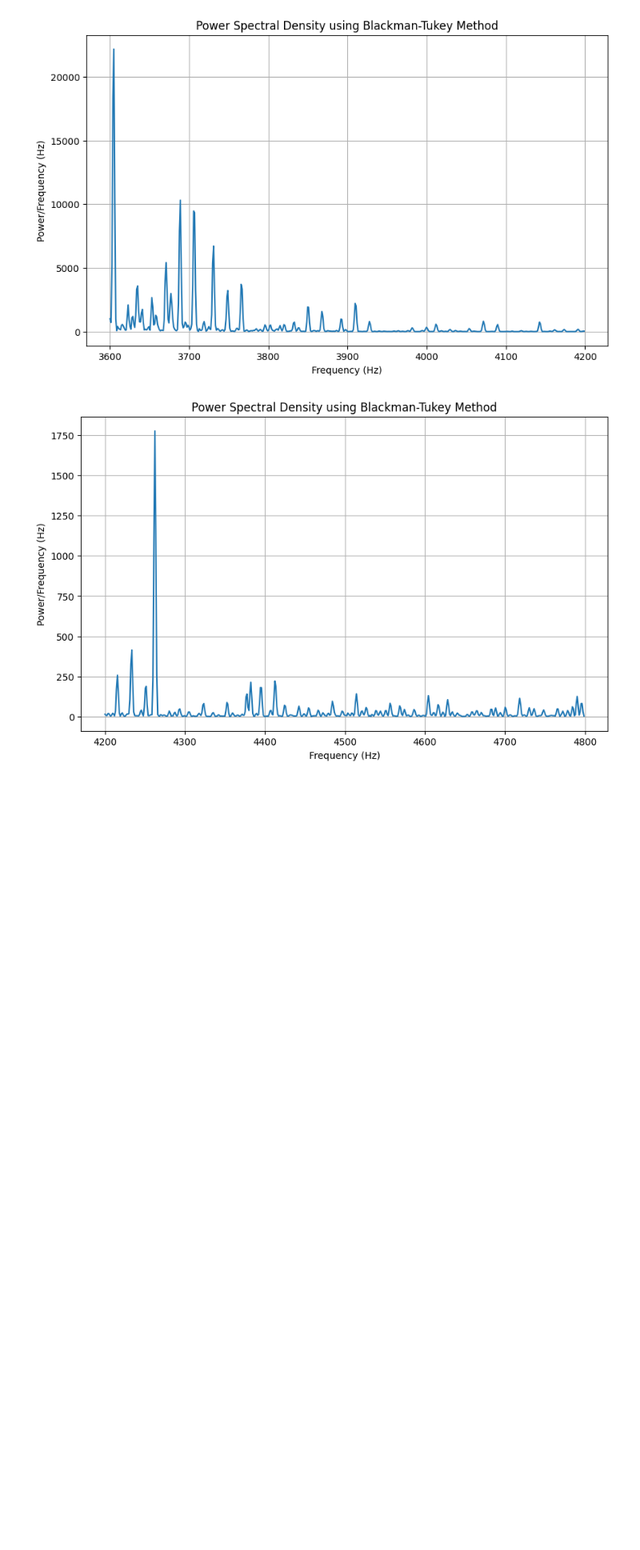
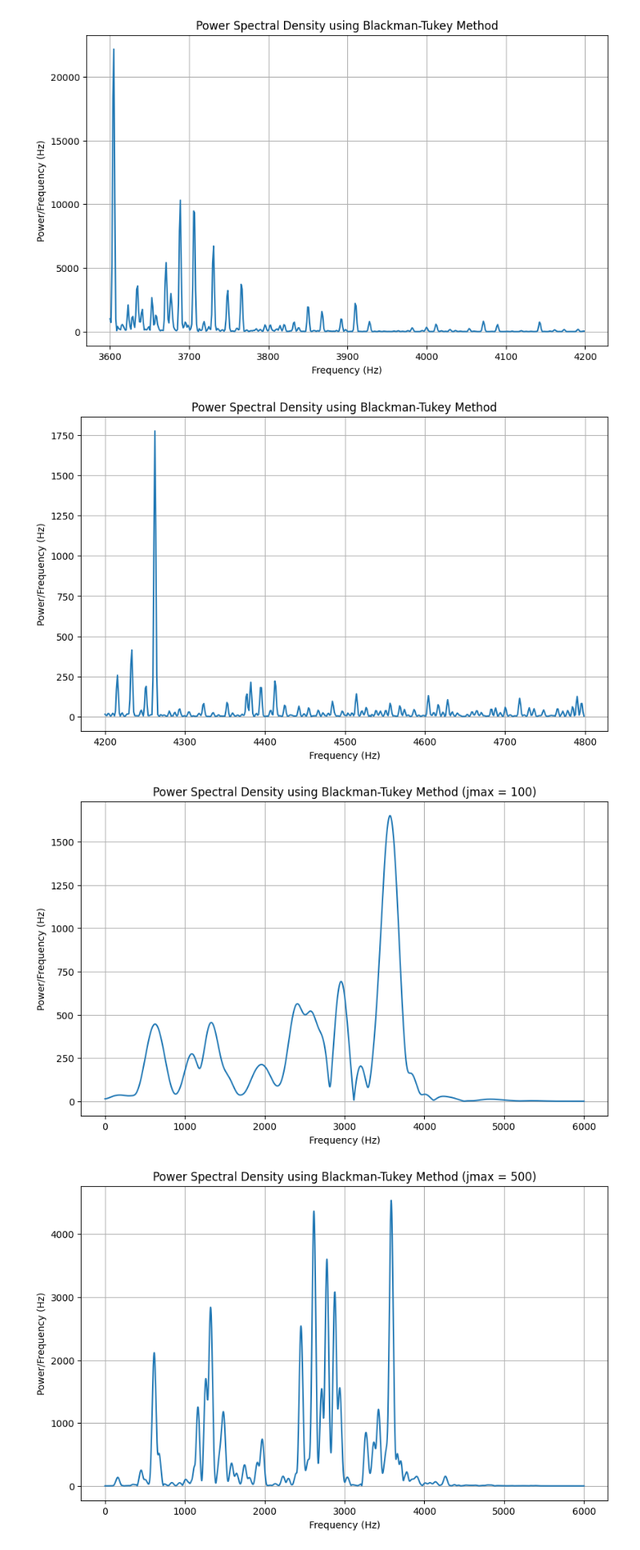
Before and after one commit to mbrunka/stochastyka-white-noise, a Jupyter notebook: plik.ipynb, the cells around one changed output. Shown at 80% size. Saved outputs shown, nothing was run; the diff lists cells and outputs as text; code cells hidden in the pictures; blank space fills up the shorter version.

```diff
--- a/plik.ipynb
+++ b/plik.ipynb
@@ -293,3 +274,32 @@ for i in range(0, 4000, 500):
 [figure]
 [figure]
 [figure]
+# %%
+# Pętla po różnych wartościach jmax
+jmax_values = [100, 500, 1000, 2000, 4000]  # Przykładowe wartości jmax
+for jmax in jmax_values:
+    # Obliczanie autokorelacji sygnału
+    autocorr = autocorrelation(dane)
+
+    # Użycie jmax jako granicy sumy
+    window = np.blackman(jmax)
+    windowed_autocorr = autocorr[:jmax] * window
+
+    # Wykonanie FFT aby uzyskać widmową gęstość mocy (PSD)
+    psd = np.fft.fft(windowed_autocorr, n=ILOSC_PROBEK)
+    psd = np.abs(psd)[:ILOSC_PROBEK // 2]
+
+    # Oś częstotliwości
+    frequencies = np.fft.fftfreq(ILOSC_PROBEK, d=1/CZESTOTLIWOSC_PROBKOWANIA)[:ILOSC_PROBEK // 2]
+
+    # Rysowanie wykresu dla danej wartości jmax
+    plt.figure(figsize=(10, 6))
+    plt.plot(frequencies, psd)
+    plt.title(f'Power Spectral Density using Blackman-Tukey Method (jmax = {jmax})')
+    plt.xlabel('Frequency (Hz)')
+    plt.ylabel('Power/Frequency (Hz)')
+    plt.grid()
+    plt.show()
+# %% [output]
+[figure, added]
+[figure, added]
```
Also changed, not shown: parts of 2 cells of this notebook.
